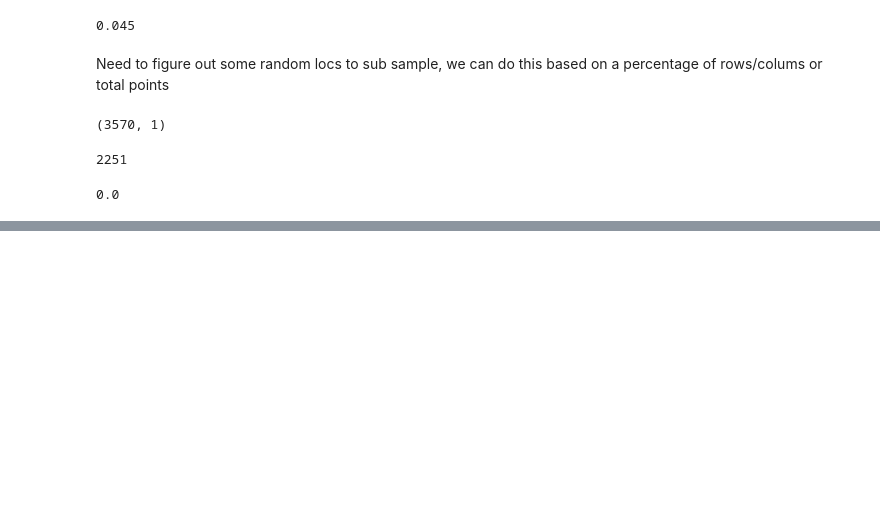
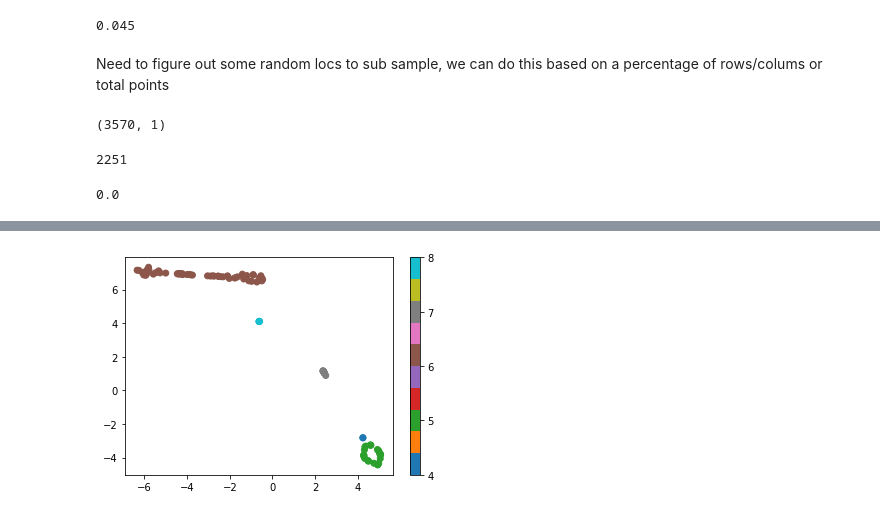
Before and after one commit to awright101/thesis_work_gaialens, a Jupyter notebook: Wine_Dataset_Work.ipynb, the cells around one changed output, grey strips where cells are left out. Saved outputs shown, nothing was run; the diff lists cells and outputs as text; code cells hidden in the pictures; blank space fills up the shorter version.

```diff
--- a/Wine_Dataset_Work.ipynb
+++ b/Wine_Dataset_Work.ipynb
@@ -110,0 +205,16 @@ df.isna().sum().sum()
+# %%
+test_recon,mu_test,log_var = model(torch.FloatTensor(test))
+z = model.reparam(mu_test,log_var).detach().numpy()
+# %%
+
+z_embedded = TSNE(n_components=2).fit_transform(z)
+#>>> X_embedded.shape
+#print(z_embedded)
+# %%
+colours = wine_df['quality'].iloc[:100].to_numpy()
+bounds = list(set(wine_df['quality'].iloc[:100].to_numpy()))
+sc = plt.scatter(z_embedded[:,0],z_embedded[:,1],c=colours, cmap='tab10')
+plt.colorbar(sc, ticks=bounds)
+plt.show()
+# %% [output]
+[figure, added]
```
Also changed, not shown: parts of 17 cells of this notebook, 3 other files.
